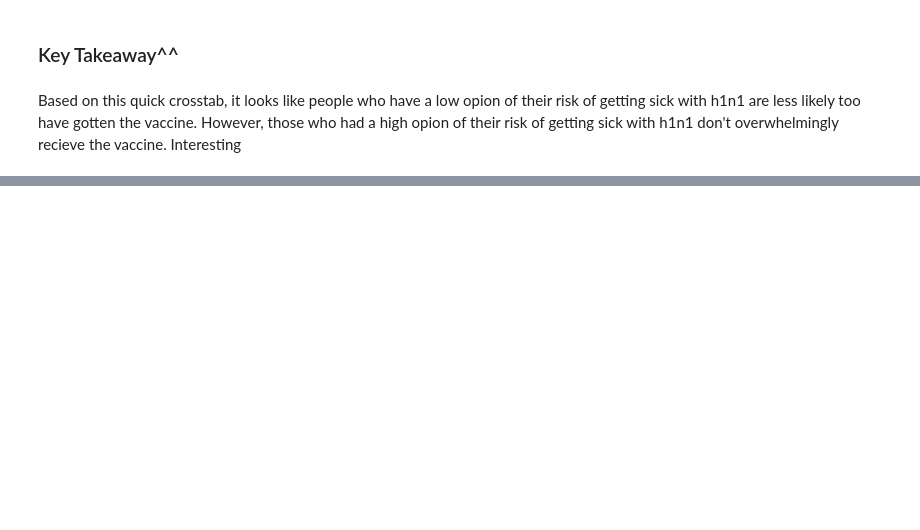
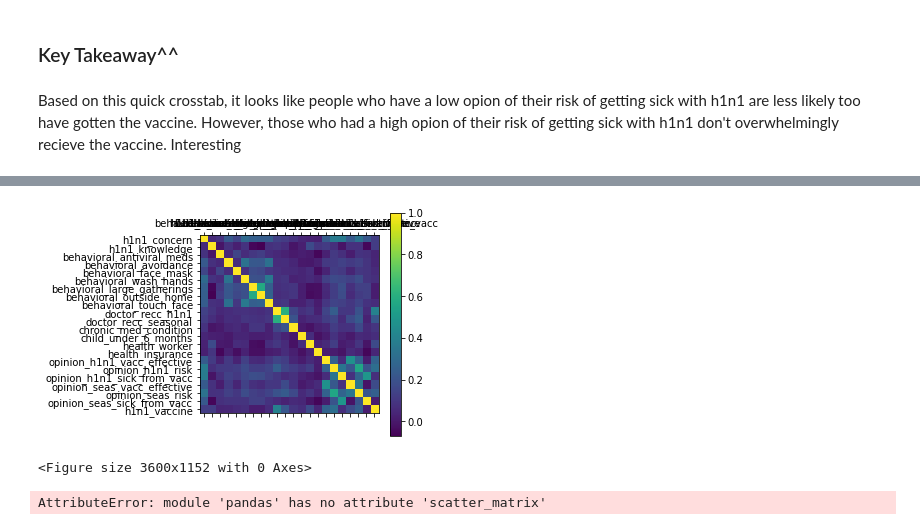
Before and after one commit to JadaShipp/predicting_flu, a Jupyter notebook: explore.ipynb, the cells around one changed output, grey strips where cells are left out. Cells and saved outputs as stored; diff of their text form; code cells hidden in the pictures; blank space fills up the shorter version.

```diff
--- a/explore.ipynb
+++ b/explore.ipynb
@@ -261,3 +262,27 @@ opinion_h1n1_status(h1n1_train)
 ### Key Takeaway^^
 # %% [markdown]
 Based on this quick crosstab, it looks like people who have a low opion of their risk of getting sick with h1n1 are less likely too have gotten the vaccine. However, those who had a high opion of their risk of getting sick with h1n1 don't overwhelmingly recieve the vaccine. Interesting
+# %%
+# Subset data to only have opinion
+continuous_h1n1 = h1n1_train[['h1n1_concern',
+                             'h1n1_knowledge',
+                             'behavioral_antiviral_meds',
+                             'behavioral_avoidance',
+                             'behavioral_face_mask',
+                             'behavioral_wash_hands',
+                             'behavioral_large_gatherings',
+                             'behavioral_outside_home',
+                             'behavioral_touch_face',
+                             'doctor_recc_h1n1',
+                             'doctor_recc_seasonal',
+                             'chronic_med_condition',
+                             'child_under_6_months',
+                             'health_worker',
+                             'health_insurance',
+                             'opinion_h1n1_vacc_effective',
+                             'opinion_h1n1_risk',
+                             'opinion_h1n1_sick_from_vacc',
+                             'opinion_seas_vacc_effective',
+                             'opinion_seas_risk',
+                             'opinion_seas_sick_from_vacc',
+                             'h1n1_vaccine']]
@@ -263,0 +306,15 @@ Based on this quick crosstab, it looks like people who have a low opion of their
+# %%
+plt.matshow(continuous_h1n1.corr())
+plt.xticks(range(len(continuous_h1n1.columns)), continuous_h1n1.columns)
+plt.yticks(range(len(continuous_h1n1.columns)), continuous_h1n1.columns)
+plt.colorbar()
+plt.figure(figsize = (50.0, 16.0))
+plt.show()
+# %% [output]
+[figure, added]
+<Figure size 3600x1152 with 0 Axes>
+# %%
+pd.scatter_matrix(continuous_h1n1, figsize=(6, 6))
+plt.show()
+# %% [output]
+AttributeError: module 'pandas' has no attribute 'scatter_matrix'
```
Also changed, not shown: parts of 10 cells of this notebook.
